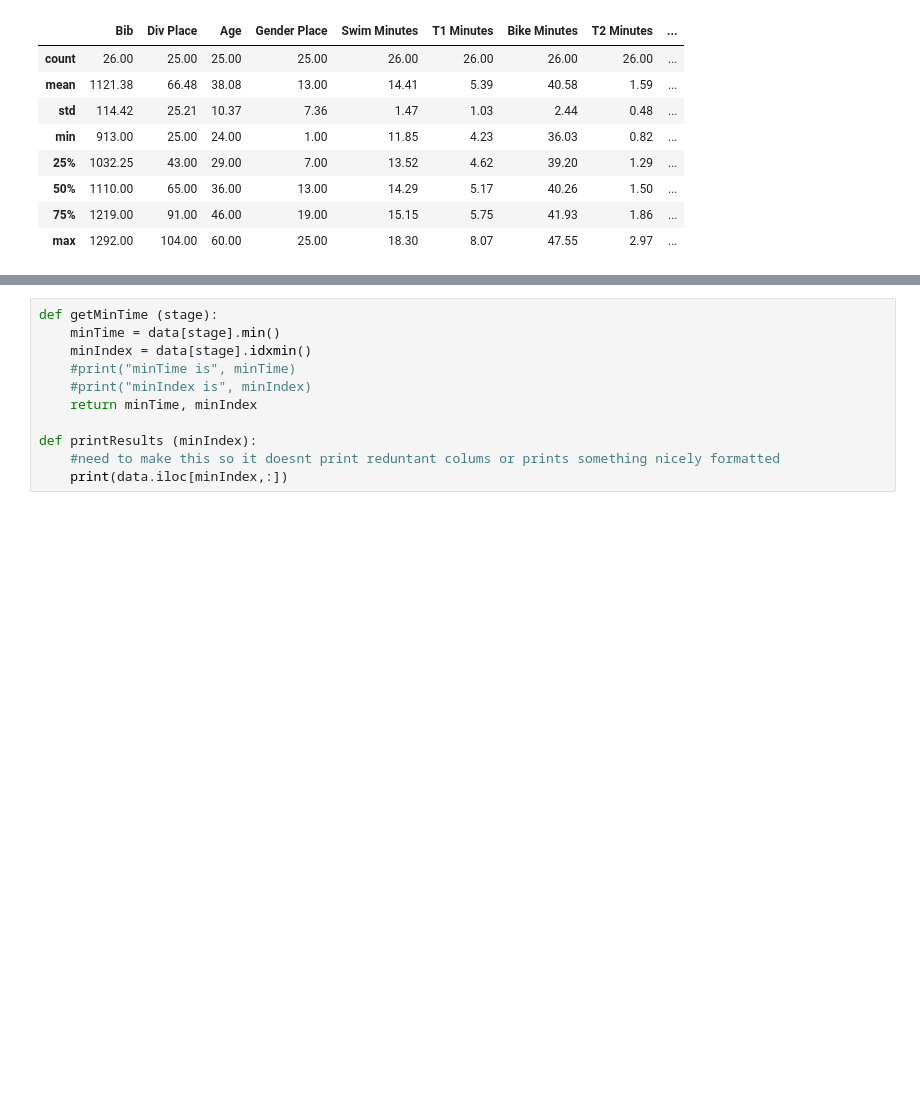
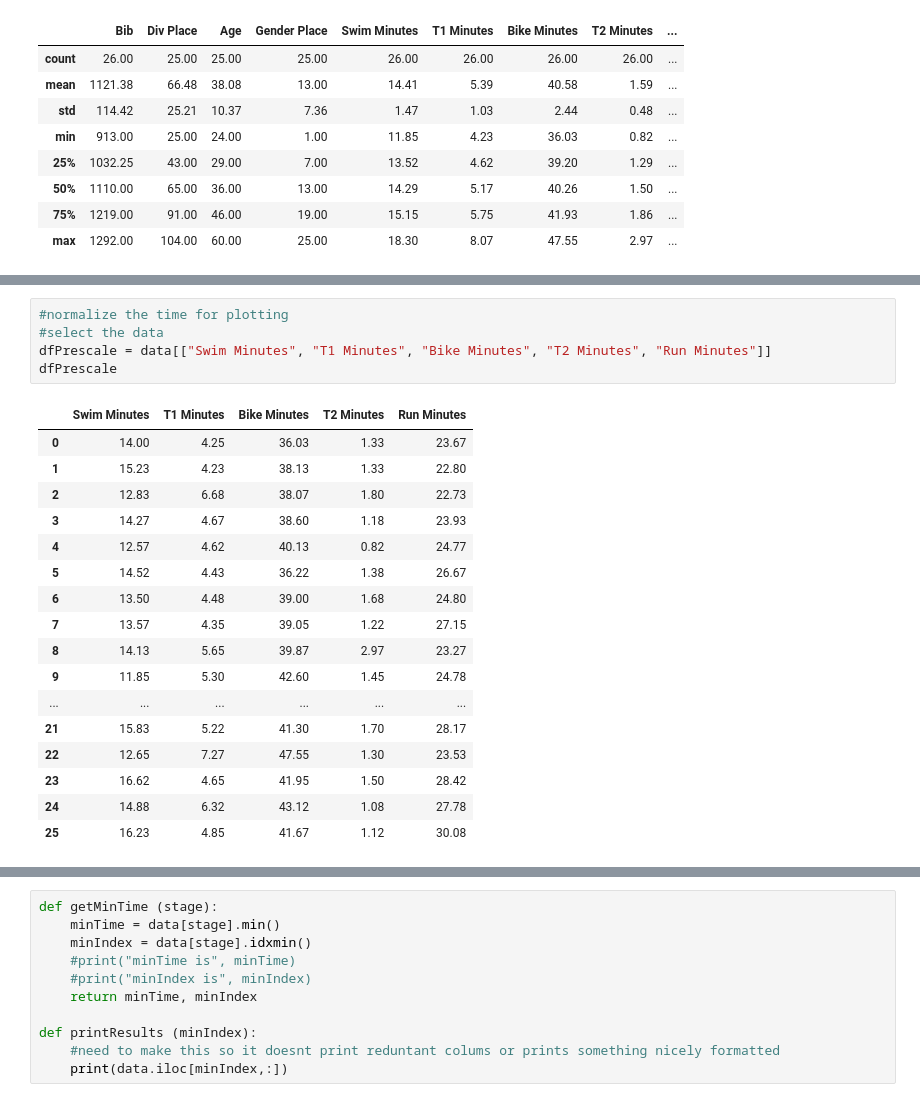
Before and after one commit to CBlumini/Triathalon_tracker, a Jupyter notebook: tri_analyzer.ipynb, the cells around one changed output, grey strips where cells are left out. Cells and saved outputs as stored; diff of their text form; blank space fills up the shorter version.

```diff
--- a/tri_analyzer.ipynb
+++ b/tri_analyzer.ipynb
@@ -84,0 +89,23 @@ data.loc[index, ["Name", "Age", "Gender Place", "Swim Minutes", "T1 Minutes", "B
+# %%
+#normalize the time for plotting
+#select the data
+dfPrescale = data[["Swim Minutes", "T1 Minutes", "Bike Minutes", "T2 Minutes", "Run Minutes"]]
+dfPrescale
+# %% [output]
+|  | Swim Minutes | T1 Minutes | Bike Minutes | T2 Minutes | Run Minutes |
+| 0 | 14.00 | 4.25 | 36.03 | 1.33 | 23.67 |
+| 1 | 15.23 | 4.23 | 38.13 | 1.33 | 22.80 |
+| 2 | 12.83 | 6.68 | 38.07 | 1.80 | 22.73 |
+| 3 | 14.27 | 4.67 | 38.60 | 1.18 | 23.93 |
+| 4 | 12.57 | 4.62 | 40.13 | 0.82 | 24.77 |
+| 5 | 14.52 | 4.43 | 36.22 | 1.38 | 26.67 |
+| 6 | 13.50 | 4.48 | 39.00 | 1.68 | 24.80 |
+| 7 | 13.57 | 4.35 | 39.05 | 1.22 | 27.15 |
+| 8 | 14.13 | 5.65 | 39.87 | 2.97 | 23.27 |
+| 9 | 11.85 | 5.30 | 42.60 | 1.45 | 24.78 |
+| ... | ... | ... | ... | ... | ... |
+| 21 | 15.83 | 5.22 | 41.30 | 1.70 | 28.17 |
+| 22 | 12.65 | 7.27 | 47.55 | 1.30 | 23.53 |
+| 23 | 16.62 | 4.65 | 41.95 | 1.50 | 28.42 |
+| 24 | 14.88 | 6.32 | 43.12 | 1.08 | 27.78 |
+| 25 | 16.23 | 4.85 | 41.67 | 1.12 | 30.08 |
```
Also changed, not shown: parts of 10 cells of this notebook.
